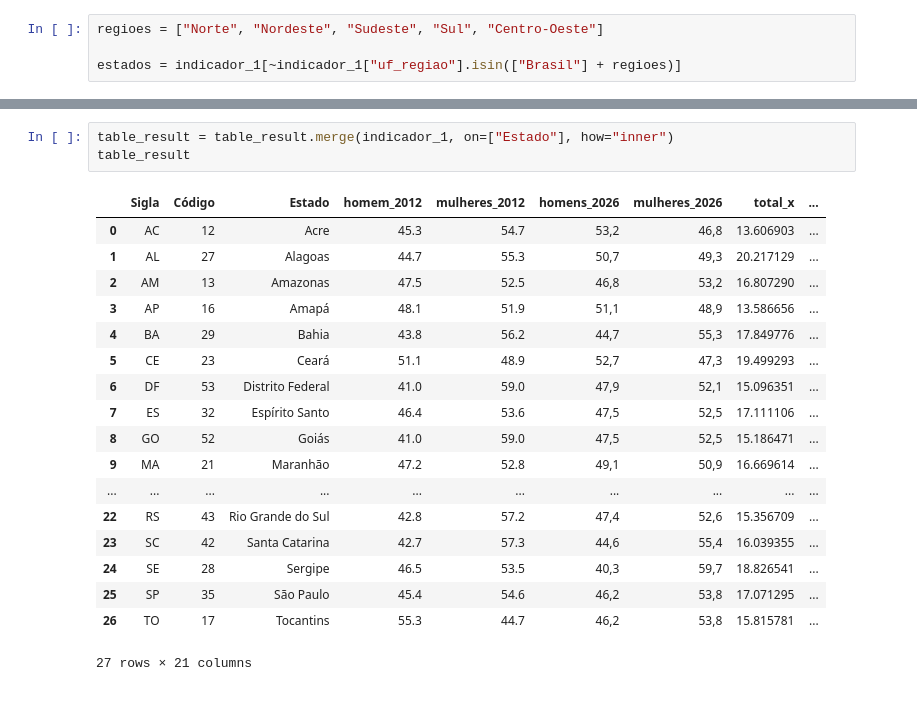
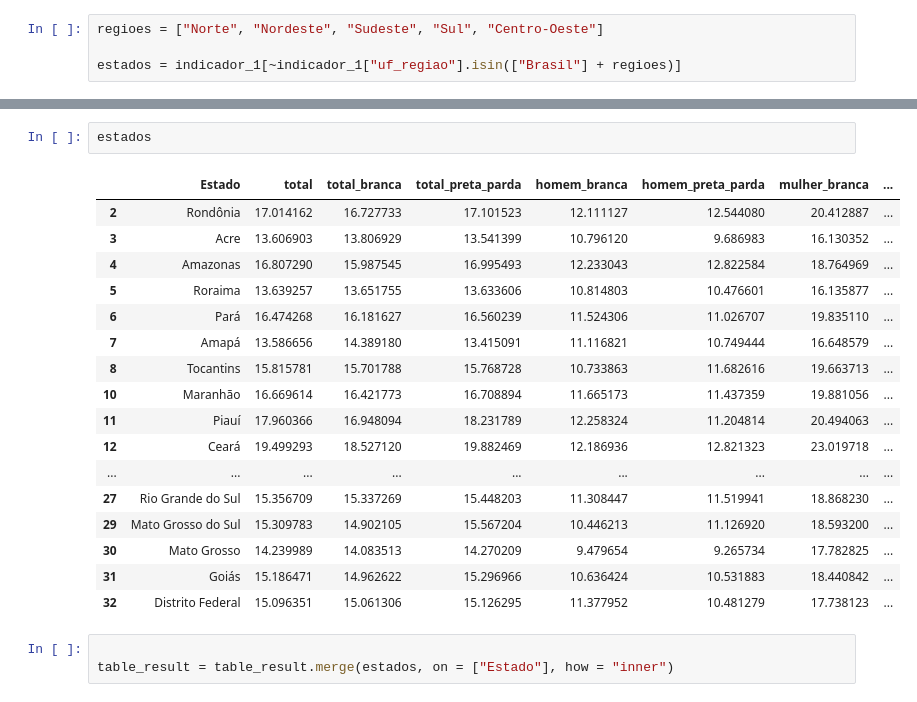
Before and after one commit to WilleGy/analise_dados, a Jupyter notebook: atividade6/atividademerge.ipynb, the cells around one changed output, grey strips where cells are left out. Cells and saved outputs as stored; diff of their text form.

```diff
--- a/atividade6/atividademerge.ipynb
+++ b/atividade6/atividademerge.ipynb
@@ -163,22 +144,23 @@ indicador_1
+# %%
+estados
+# %% [output]
+|  | Estado | total | total_branca | total_preta_parda | homem_branca | homem_preta_parda | mulher_branca | ... |
+| 2 | Rondônia | 17.014162 | 16.727733 | 17.101523 | 12.111127 | 12.544080 | 20.412887 | ... |
+| 3 | Acre | 13.606903 | 13.806929 | 13.541399 | 10.796120 | 9.686983 | 16.130352 | ... |
+| 4 | Amazonas | 16.807290 | 15.987545 | 16.995493 | 12.233043 | 12.822584 | 18.764969 | ... |
+| 5 | Roraima | 13.639257 | 13.651755 | 13.633606 | 10.814803 | 10.476601 | 16.135877 | ... |
+| 6 | Pará | 16.474268 | 16.181627 | 16.560239 | 11.524306 | 11.026707 | 19.835110 | ... |
+| 7 | Amapá | 13.586656 | 14.389180 | 13.415091 | 11.116821 | 10.749444 | 16.648579 | ... |
+| 8 | Tocantins | 15.815781 | 15.701788 | 15.768728 | 10.733863 | 11.682616 | 19.663713 | ... |
+| 10 | Maranhão | 16.669614 | 16.421773 | 16.708894 | 11.665173 | 11.437359 | 19.881056 | ... |
+| 11 | Piauí | 17.960366 | 16.948094 | 18.231789 | 12.258324 | 11.204814 | 20.494063 | ... |
+| 12 | Ceará | 19.499293 | 18.527120 | 19.882469 | 12.186936 | 12.821323 | 23.019718 | ... |
+| ... | ... | ... | ... | ... | ... | ... | ... | ... |
+| 27 | Rio Grande do Sul | 15.356709 | 15.337269 | 15.448203 | 11.308447 | 11.519941 | 18.868230 | ... |
+| 29 | Mato Grosso do Sul | 15.309783 | 14.902105 | 15.567204 | 10.446213 | 11.126920 | 18.593200 | ... |
+| 30 | Mato Grosso | 14.239989 | 14.083513 | 14.270209 | 9.479654 | 9.265734 | 17.782825 | ... |
+| 31 | Goiás | 15.186471 | 14.962622 | 15.296966 | 10.636424 | 10.531883 | 18.440842 | ... |
+| 32 | Distrito Federal | 15.096351 | 15.061306 | 15.126295 | 11.377952 | 10.481279 | 17.738123 | ... |
 # %%
-table_result = table_result.merge(indicador_1, on=["Estado"], how="inner")
-table_result
+
+table_result = table_result.merge(estados, on = ["Estado"], how = "inner")
-# %% [output]
-|  | Sigla | Código | Estado | homem_2012 | mulheres_2012 | homens_2026 | mulheres_2026 | total_x | ... |
-| 0 | AC | 12 | Acre | 45.3 | 54.7 | 53,2 | 46,8 | 13.606903 | ... |
-| 1 | AL | 27 | Alagoas | 44.7 | 55.3 | 50,7 | 49,3 | 20.217129 | ... |
-| 2 | AM | 13 | Amazonas | 47.5 | 52.5 | 46,8 | 53,2 | 16.807290 | ... |
-| 3 | AP | 16 | Amapá | 48.1 | 51.9 | 51,1 | 48,9 | 13.586656 | ... |
-| 4 | BA | 29 | Bahia | 43.8 | 56.2 | 44,7 | 55,3 | 17.849776 | ... |
-| 5 | CE | 23 | Ceará | 51.1 | 48.9 | 52,7 | 47,3 | 19.499293 | ... |
-| 6 | DF | 53 | Distrito Federal | 41.0 | 59.0 | 47,9 | 52,1 | 15.096351 | ... |
-| 7 | ES | 32 | Espírito Santo | 46.4 | 53.6 | 47,5 | 52,5 | 17.111106 | ... |
-| 8 | GO | 52 | Goiás | 41.0 | 59.0 | 47,5 | 52,5 | 15.186471 | ... |
-| 9 | MA | 21 | Maranhão | 47.2 | 52.8 | 49,1 | 50,9 | 16.669614 | ... |
-| ... | ... | ... | ... | ... | ... | ... | ... | ... | ... |
-| 22 | RS | 43 | Rio Grande do Sul | 42.8 | 57.2 | 47,4 | 52,6 | 15.356709 | ... |
-| 23 | SC | 42 | Santa Catarina | 42.7 | 57.3 | 44,6 | 55,4 | 16.039355 | ... |
-| 24 | SE | 28 | Sergipe | 46.5 | 53.5 | 40,3 | 59,7 | 18.826541 | ... |
-| 25 | SP | 35 | São Paulo | 45.4 | 54.6 | 46,2 | 53,8 | 17.071295 | ... |
-| 26 | TO | 17 | Tocantins | 55.3 | 44.7 | 46,2 | 53,8 | 15.815781 | ... |
-27 rows × 21 columns
```
Also changed, not shown: parts of 10 cells of this notebook, 2 other files.
